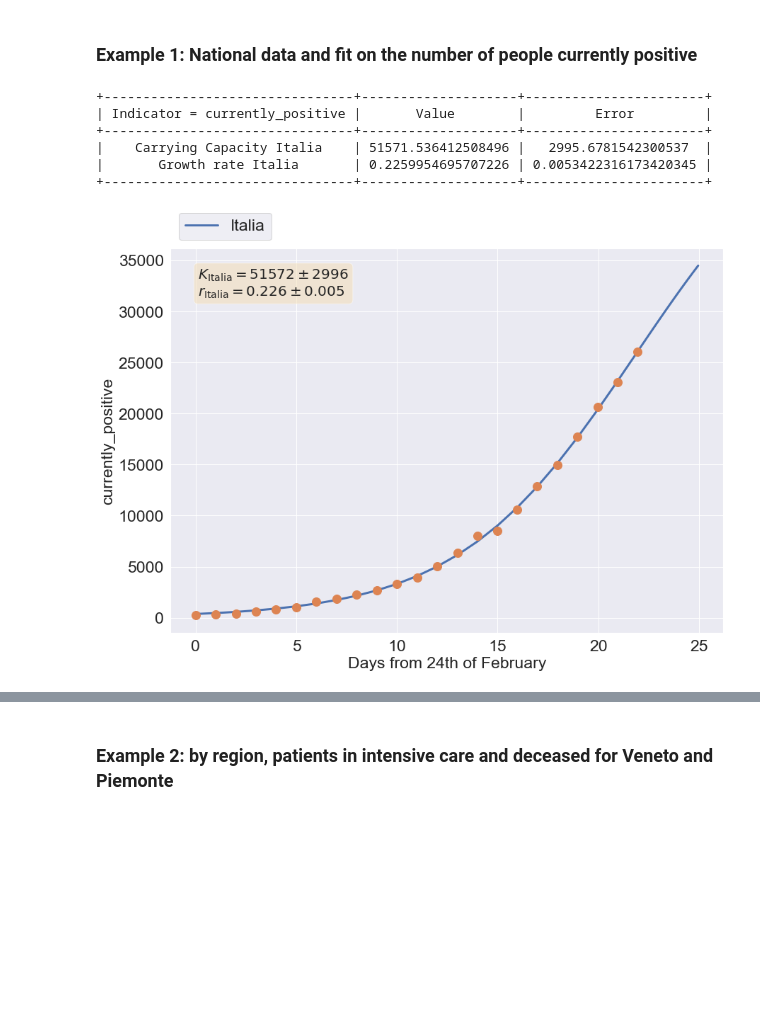
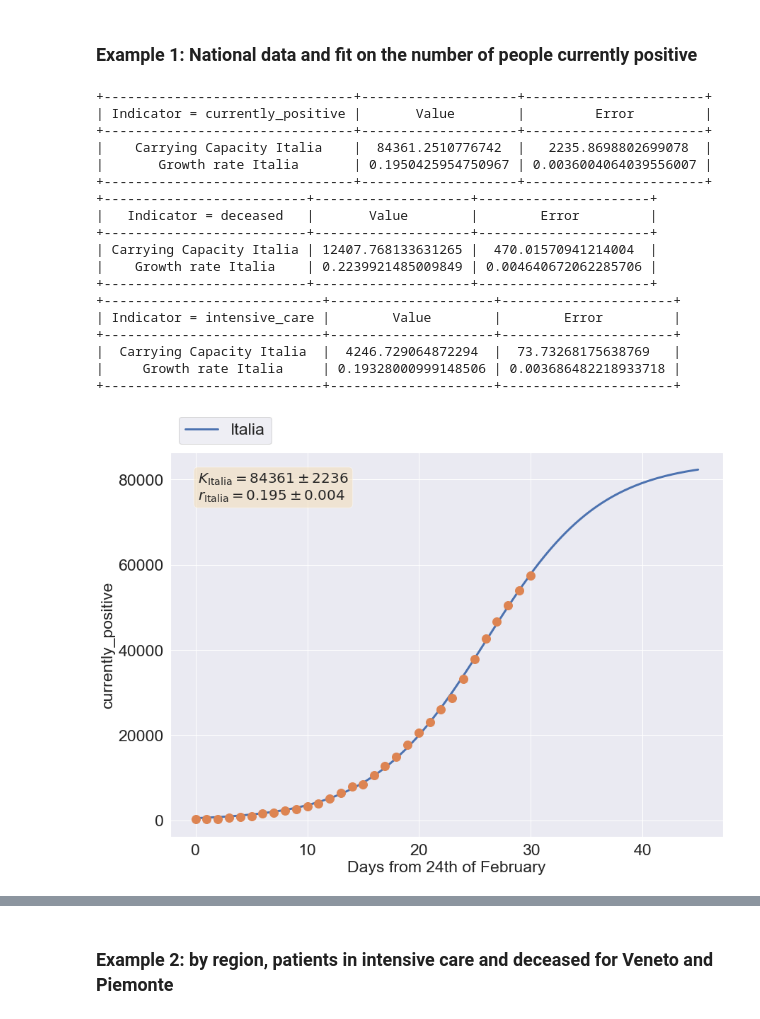
Before and after one commit to fabioanza/COVID19_Italy, a Jupyter notebook: COVID19_Italy_Plots.ipynb, the cells around one changed output, grey strips where cells are left out. Cells and saved outputs as stored; diff of their text form; code cells hidden in the pictures; blank space fills up the shorter version.

```diff
--- a/COVID19_Italy_Plots.ipynb
+++ b/COVID19_Italy_Plots.ipynb
@@ -35,7 +35,7 @@ covid19_ita['data']=pd.to_datetime(covid19_ita['data'],format="%Y-%m-%d %H:%M:%S
 #covid19_ita.dtypes
 
 #Retain only interesting data and rename columns
-covid19_ita=covid19_ita.drop(columns=['stato', 'lat','long'])
+covid19_ita=covid19_ita.drop(columns=['stato', 'lat','long','note_it','note_en'])
 
 #Translate header in English
 covid19_ita.columns = ['date', 'code_region', 'region', 'checked_in','intensive_care','total_admitted','home_isolation','currently_positive','new_positives','recovered','deceased','total_cases','swabs']
@@ -197,13 +205,25 @@ def plot_fit_by_region(region_list,indicator_to_plot,future_days=0,x_lim=None,y_
 ### Example 1: National data and fit on the number of people currently positive
 # %%
 region_list=['Italia']
-indicator_list=['currently_positive']
-plot_fit_by_indicator(region_list,indicator_list,future_days=3,save_fig='Yes')
+indicator_list=['currently_positive','deceased','intensive_care']
+plot_fit_by_indicator(region_list,indicator_list,future_days=15,save_fig='Yes')
 # %% [output]
 +--------------------------------+--------------------+-----------------------+
 | Indicator = currently_positive |       Value        |         Error         |
 +--------------------------------+--------------------+-----------------------+
-|    Carrying Capacity Italia    | 51571.536412508496 |   2995.6781542300537  |
-|       Growth rate Italia       | 0.2259954695707226 | 0.0053422316173420345 |
+|    Carrying Capacity Italia    |  84361.2510776742  |   2235.8698802699078  |
+|       Growth rate Italia       | 0.1950425954750967 | 0.0036004064039556007 |
 +--------------------------------+--------------------+-----------------------+
++--------------------------+--------------------+----------------------+
+|   Indicator = deceased   |       Value        |        Error         |
++--------------------------+--------------------+----------------------+
+| Carrying Capacity Italia | 12407.768133631265 |  470.01570941214004  |
+|    Growth rate Italia    | 0.2239921485009849 | 0.004640672062285706 |
++--------------------------+--------------------+----------------------+
++----------------------------+---------------------+----------------------+
+| Indicator = intensive_care |        Value        |        Error         |
++----------------------------+---------------------+----------------------+
+|  Carrying Capacity Italia  |  4246.729064872294  |  73.73268175638769   |
+|     Growth rate Italia     | 0.19328000999148506 | 0.003686482218933718 |
++----------------------------+---------------------+----------------------+
-[figure, old version]
+[figure, new version]
```
Also changed, not shown: parts of 5 cells of this notebook, 1 other file.
